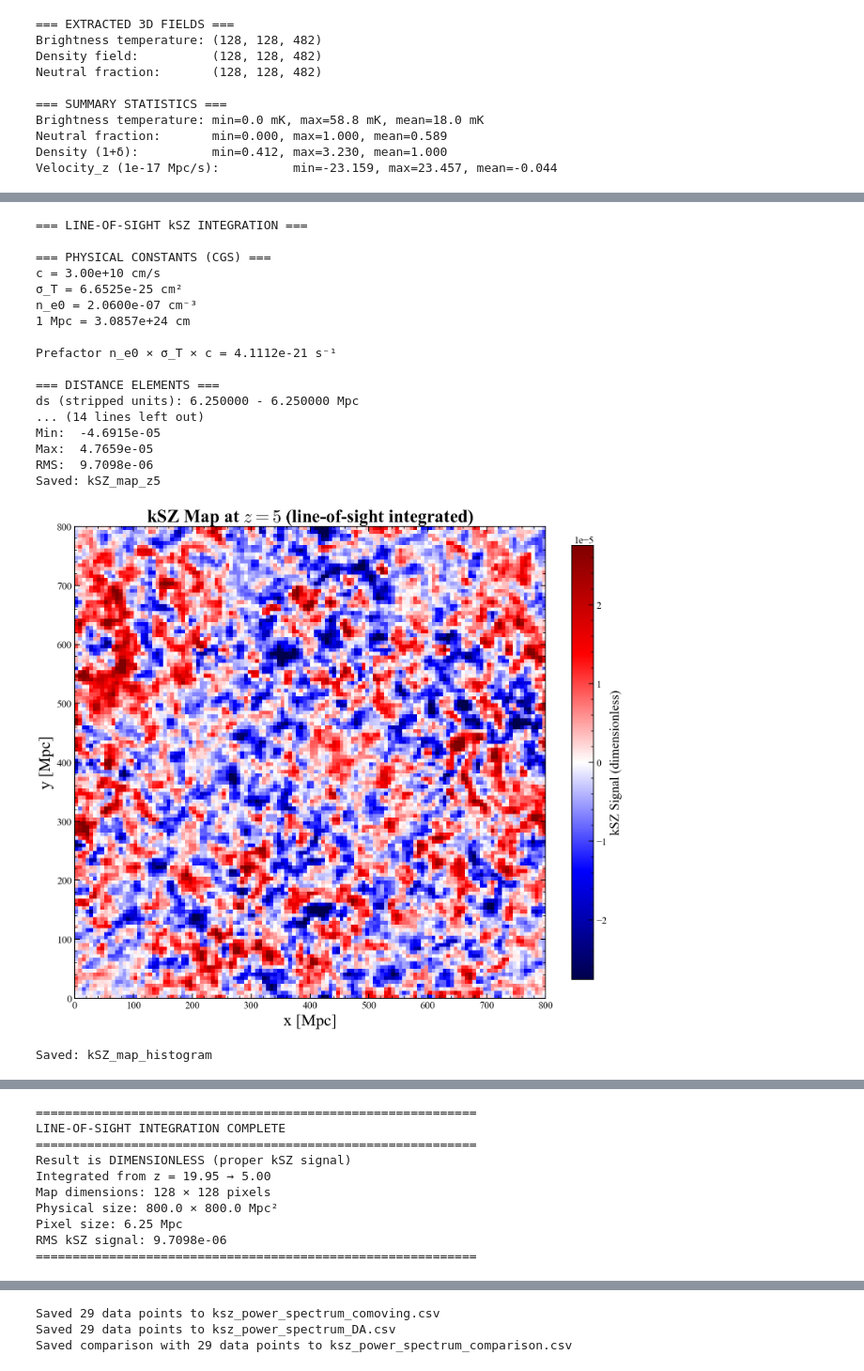
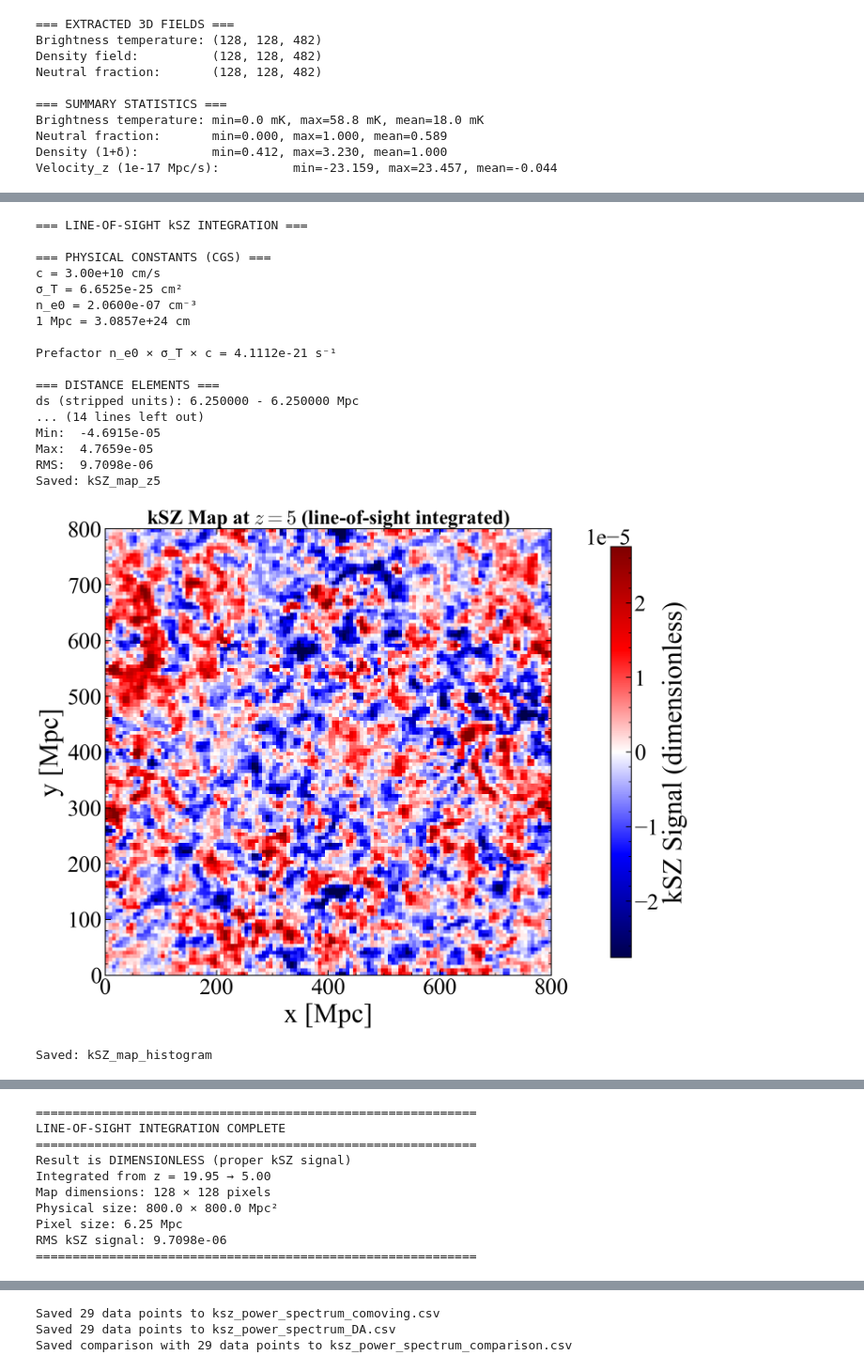
Before and after one commit to swanith01/Swanith_DP2_GitBranch, a Jupyter notebook: Plots/Lightconer_v3/Tomas_v3_Attempt.ipynb, the cells around one changed output, grey strips where cells are left out. Shown at 94% size. Saved outputs shown, nothing was run; the diff lists cells and outputs as text; code cells hidden in the pictures.

```diff
--- a/Plots/Lightconer_v3/Tomas_v3_Attempt.ipynb
+++ b/Plots/Lightconer_v3/Tomas_v3_Attempt.ipynb
@@ -932,24 +1187,27 @@ im.set_clim(-vmax_map, vmax_map)
 
 # Colorbar
 cbar = plt.colorbar(im, ax=ax, fraction=0.046, pad=0.04)
-cbar.set_label(r'kSZ Signal (dimensionless)', fontsize=16)
-cbar.ax.tick_params(labelsize=12)
+cbar.set_label(r'kSZ Signal (dimensionless)', fontsize=30)
+cbar.ax.tick_params(labelsize=25)
 
 # Labels
-ax.set_xlabel('x [Mpc]', fontsize=20)
-ax.set_ylabel('y [Mpc]', fontsize=20)
+ax.set_xlabel('x [Mpc]')
+ax.set_ylabel('y [Mpc]')
 
 # Save PDF without title
 plot_name = "kSZ_map_z5"
-fig.savefig(f"{plot_dir}/{plot_name}.pdf", bbox_inches='tight')
 
-# Add title for PNG
-ax.set_title(r'kSZ Map at $z=5$ (line-of-sight integrated)',
-             fontsize=22, fontweight='bold')
-fig.savefig(f"{plot_dir}/{plot_name}.png", dpi=300, bbox_inches='tight')
+save_pdf_png(
+    fig,
+    ax,
+    plot_dir=plot_dir,
+    plot_name=plot_name,
+    title=r"kSZ Map at $z=5$ (line-of-sight integrated)"
+)
 
 print(f"Saved: {plot_name}")
 plt.show()
+
 
 # =============================================================================
 # PLOT: Histogram of kSZ Map Values
@@ -959,24 +1217,27 @@ fig, ax = plt.subplots(1, 1, figsize=(10, 7), constrained_layout=True)
 
 ax.hist(kSZ_map.flatten(), bins=100, color='darkblue', alpha=0.7, edgecolor='black')
 
-ax.set_xlabel('kSZ Signal (dimensionless)', fontsize=20)
-ax.set_ylabel('Number of Pixels', fontsize=20)
+ax.set_xlabel('kSZ Signal (dimensionless)')
+ax.set_ylabel('Number of Pixels')
 #ax.grid(True, alpha=0.3)
 ax.axvline(0, color='red', linestyle='--', linewidth=2, alpha=0.5, label='Zero')
-ax.legend(fontsize=14)
+#ax.legend(fontsize=14)
 
 # Add statistics text
 stats_text = f"Mean: {kSZ_map.mean():.2e}\nStd: {kSZ_map.std():.2e}\nRMS: {np.sqrt(np.mean(kSZ_map**2)):.2e}"
-ax.text(0.05, 0.95, stats_text, transform=ax.transAxes, fontsize=14,
+ax.text(0.05, 0.95, stats_text, transform=ax.transAxes, fontsize=20,
         verticalalignment='top', bbox=dict(boxstyle='round', facecolor='wheat', alpha=0.5))
 
 # Save PDF without title
 plot_name = "kSZ_map_histogram"
-fig.savefig(f"{plot_dir}/{plot_name}.pdf", bbox_inches='tight')
 
-# Add title for PNG
-ax.set_title('kSZ Map Pixel Distribution', fontsize=22, fontweight='bold')
-fig.savefig(f"{plot_dir}/{plot_name}.png", dpi=300, bbox_inches='tight')
+save_pdf_png(
+    fig,
+    ax,
+    plot_dir=plot_dir,
+    plot_name=plot_name,
+    title="kSZ Map Pixel Distribution"
+)
 
 print(f"Saved: {plot_name}")
 plt.show()
@@ -986,32 +1247,32 @@ plt.show()
 # =============================================================================
 
 print(f"\n{'='*60}")
 print(f"LINE-OF-SIGHT INTEGRATION COMPLETE")
 print(f"{'='*60}")
 print(f"Result is DIMENSIONLESS (proper kSZ signal)")
 print(f"Integrated from z = {red_axis.max():.2f} → {red_axis.min():.2f}")
 print(f"Map dimensions: {kSZ_map.shape[0]} × {kSZ_map.shape[1]} pixels")
 print(f"Physical size: {user_params.BOX_LEN:.1f} × {user_params.BOX_LEN:.1f} Mpc²")
 print(f"Pixel size: {user_params.BOX_LEN/kSZ_map.shape[0]:.2f} Mpc")
 print(f"RMS kSZ signal: {np.sqrt(np.mean(kSZ_map**2)):.4e}")
 print(f"{'='*60}")
 # %% [output]
 === LINE-OF-SIGHT kSZ INTEGRATION ===
 
 === PHYSICAL CONSTANTS (CGS) ===
 c = 3.00e+10 cm/s
 σ_T = 6.6525e-25 cm²
 n_e0 = 2.0600e-07 cm⁻³
 1 Mpc = 3.0857e+24 cm
 
 Prefactor n_e0 × σ_T × c = 4.1112e-21 s⁻¹
 
 === DISTANCE ELEMENTS ===
 ds (stripped units): 6.250000 - 6.250000 Mpc
 ... (14 lines left out)
 Min:  -4.6915e-05
 Max:  4.7659e-05
 RMS:  9.7098e-06
 Saved: kSZ_map_z5
-[figure, old version]
+[figure, new version]
 Saved: kSZ_map_histogram
```
Also changed, not shown: parts of 9 cells of this notebook, 36 other files.
